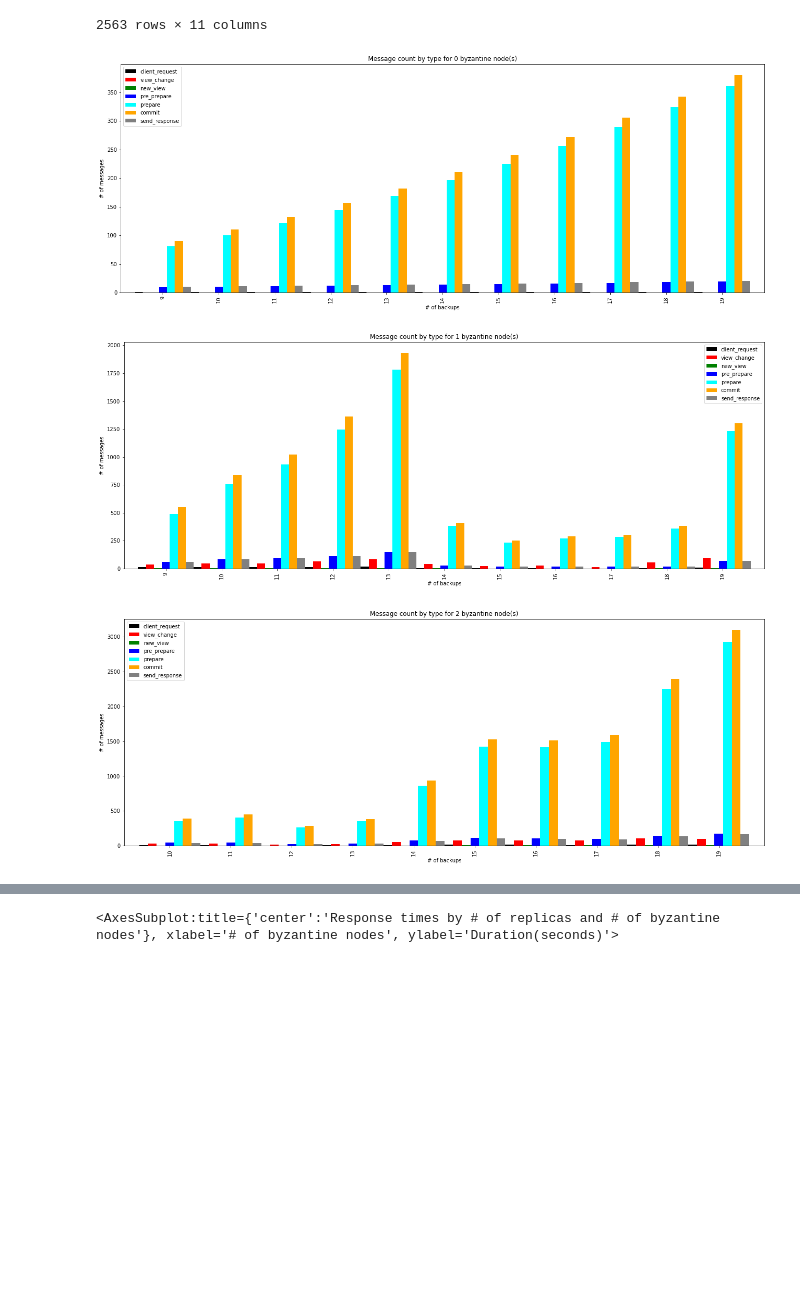
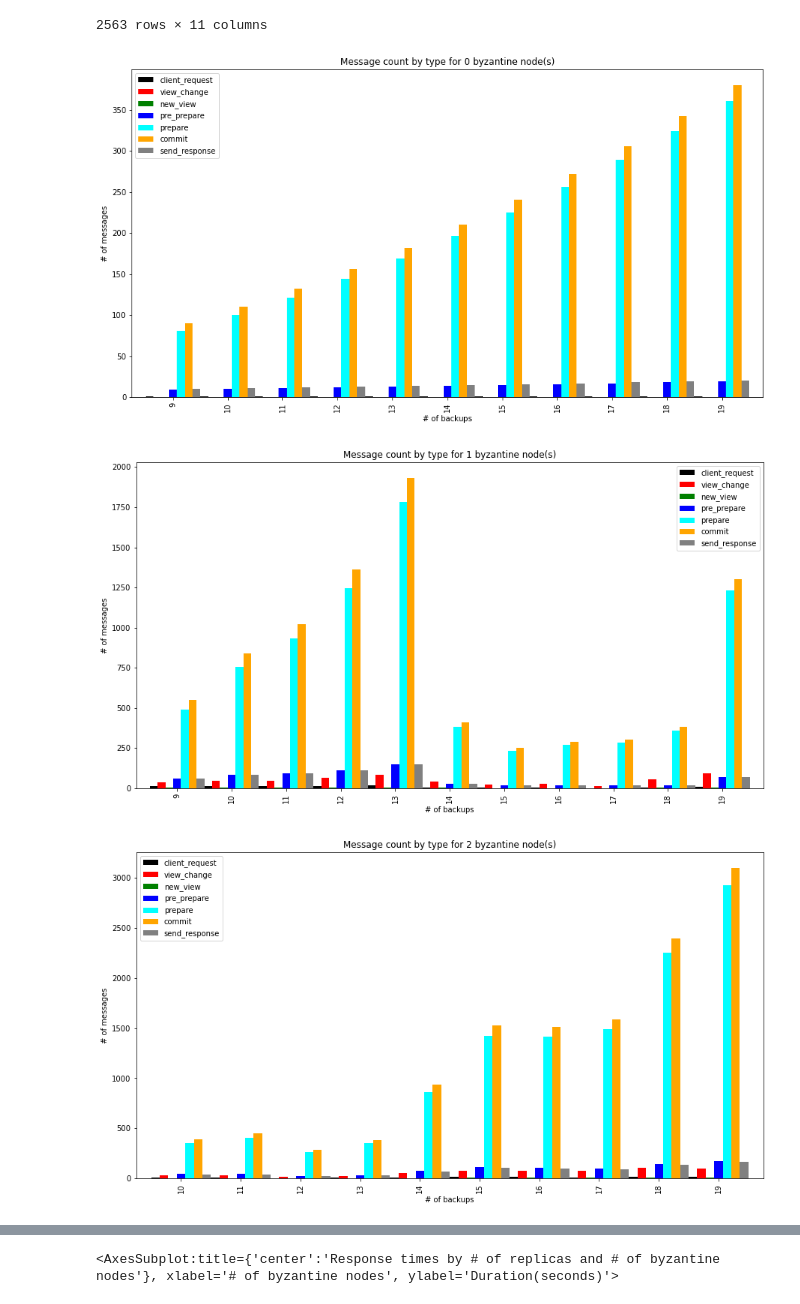
Before and after one commit to andrasfe/tinypbft, a Jupyter notebook: reporting.ipynb, the cells around one changed output, grey strips where cells are left out. Drawn from its saved outputs; the diff is of its cells as text; code cells hidden in the pictures; blank space fills up the shorter version.

```diff
--- a/reporting.ipynb
+++ b/reporting.ipynb
@@ -39,20 +39,20 @@ df
 # %%
 for i in range(6):
     df1 = df[df["byzantine_node_cnt"] == i]
     # noticed extremely rare cases where due to time lags a primary was declared as faulty.
     if i == 0:
         df1 = df1[df1["view_change"] == 0]
 
 
     df1 = df1.groupby(by=["backup_cnt"], dropna=False).mean()
     df1 = df1.reset_index()
 
     df1.plot(x ='backup_cnt', y=['client_request', 'view_change', 'new_view', 'pre_prepare', 'prepare', 'commit', 'send_response'], kind = 'bar',
-    title='Message count by type for {} byzantine node(s)'.format(i), xlabel = '# of backups', ylabel='# of messages', figsize=(22, 8),
-    color=['black', 'red', 'green', 'blue', 'cyan', 'orange', 'grey'], width=1.0)
+    title='Message count by type for {} byzantine node(s)'.format(i), xlabel = '# of backups', ylabel='# of messages', figsize=(15, 8),
+    color=['black', 'red', 'green', 'blue', 'cyan', 'orange', 'grey'], width=1.0, labelsize=20)
 
     # df1.plot(x ='backup_cnt', y='avg_duration', kind='line')
 # %% [output]
-[figure, old version]
+[figure, new version]
-[figure, old version]
+[figure, new version]
-[figure, old version]
+[figure, new version]
```
Also changed, not shown: parts of 4 cells of this notebook, 21 other files.
